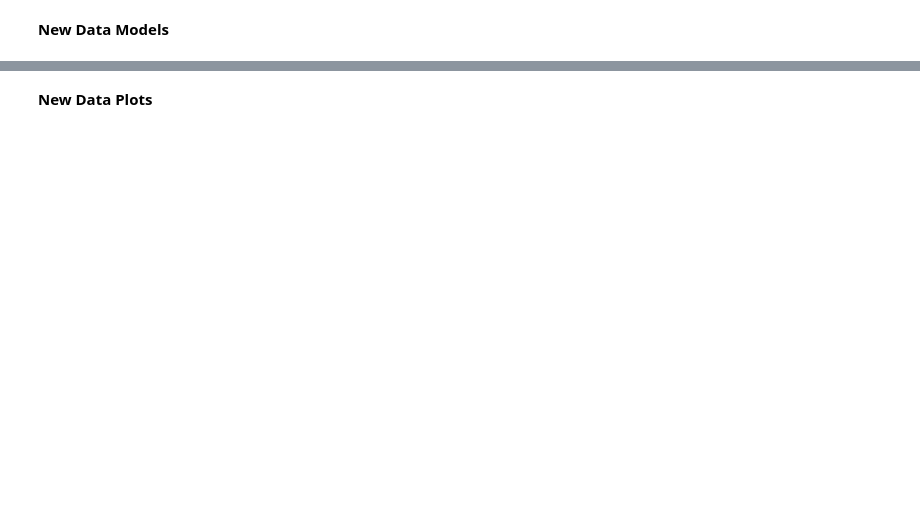
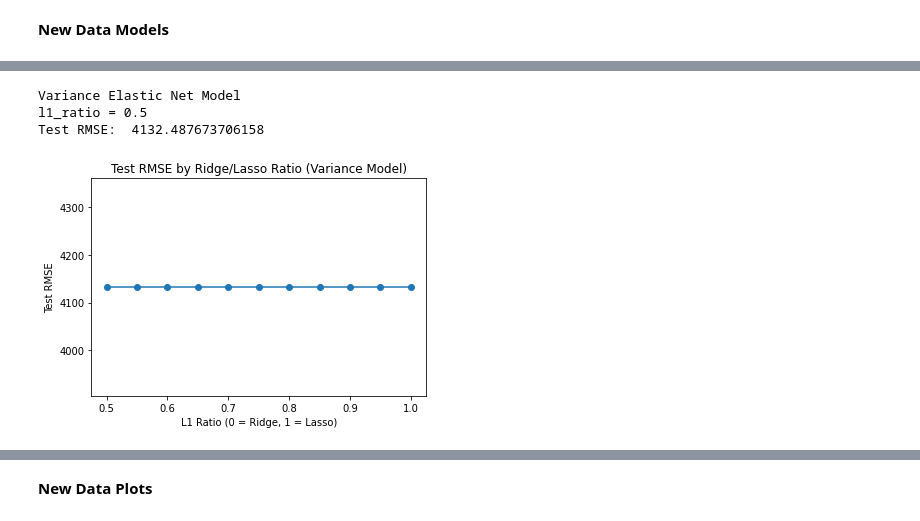
Before and after one commit to ayakkala1/TRI-Capstone, a Jupyter notebook: model_recreation.ipynb, the cells around one changed output, grey strips where cells are left out. Drawn from its saved outputs; the diff is of its cells as text; code cells hidden in the pictures; blank space fills up the shorter version.

Commit message:
Added Elastic Net for new data

```diff
--- a/model_recreation.ipynb
+++ b/model_recreation.ipynb
@@ -786,3 +809,78 @@ print("Mean % Test Error: ", mape_test_var)
+# %%
+k_fold = 5
+l1_ratios = [i/20 for i in range(10, 21)]
+max_iter = 1000000
+random_state = 1
+test_size = 2
+tol = 0.0001
+
+models = []
+y_pred_trains = []
+y_pred_tests = []
+train_rmses = []
+test_rmses = []
+
+for l1_ratio in l1_ratios:
+    elasticnetcv = ElasticNetCV(
+        fit_intercept=True,
+        normalize=False,
+        alphas=None,
+        cv=k_fold,
+        l1_ratio=l1_ratio,
+        max_iter=max_iter,
+    )
+    elasticnetcv.fit(X_train_var, y_train)
+
+    elasticnet_var = ElasticNet(
+        fit_intercept=True,
+        normalize=False,
+        l1_ratio=elasticnetcv.l1_ratio_,
+        alpha=elasticnetcv.alpha_,
+        max_iter=max_iter,
+    )
+
+    elasticnet_var.fit(X_train_var, y_train)
+    y_pred_train_en_var = elasticnet_var.predict(X_train_var)
+    y_pred_test_en_var = elasticnet_var.predict(X_test_var)
+
+    rmse_train_en_var = np.sqrt(mean_squared_error(y_train, y_pred_train_en_var))
+    rmse_test_en_var = np.sqrt(mean_squared_error(y_test, y_pred_test_en_var))
+#     mape_train_en_var = mean_absolute_percentage_error(y_train, y_pred_train_en_var)
+#     mape_test_en_var = mean_absolute_percentage_error(y_test, y_pred_test_en_var)
+
+    models.append(elasticnet_var)
+    y_pred_trains.append(y_pred_train_en_var)
+    y_pred_tests.append(y_pred_test_en_var)
+    train_rmses.append(rmse_train_en_var)
+    test_rmses.append(rmse_test_en_var)
+
+best_model_index = test_rmses.index(min(test_rmses))
+
+elasticnet_var = models[best_model_index]
+y_pred_train_en_var = y_pred_trains[best_model_index]
+y_pred_test_en_var = y_pred_tests[best_model_index]
+rmse_train_var_en = train_rmses[best_model_index]
+rmse_test_var_en = test_rmses[best_model_index]
+l1_ratio_var = l1_ratios[best_model_index]
+
+print("Variance Elastic Net Model")
+print("l1_ratio =", l1_ratio_var)
+print("Test RMSE: ", rmse_test_var_en)
+# %% [output]
+Variance Elastic Net Model
+l1_ratio = 0.5
+Test RMSE:  4132.487673706158
+# %%
+coeffs = np.polyfit(l1_ratios, test_rmses, 3)
+vals = [coeffs[0]*val**3 + coeffs[1]*val**2 + coeffs[2]*val + coeffs[3] for val in l1_ratios]
+
+plt.scatter(l1_ratios, test_rmses)
+plt.plot(l1_ratios, vals)
+plt.title("Test RMSE by Ridge/Lasso Ratio (Variance Model)")
+plt.xlabel("L1 Ratio (0 = Ridge, 1 = Lasso)")
+plt.ylabel("Test RMSE");
+# %% [output]
+[figure, added]
 # %%
 # Variance model
 max_var = y_test.max()[0]
```
Also changed, not shown: parts of 25 cells of this notebook.
